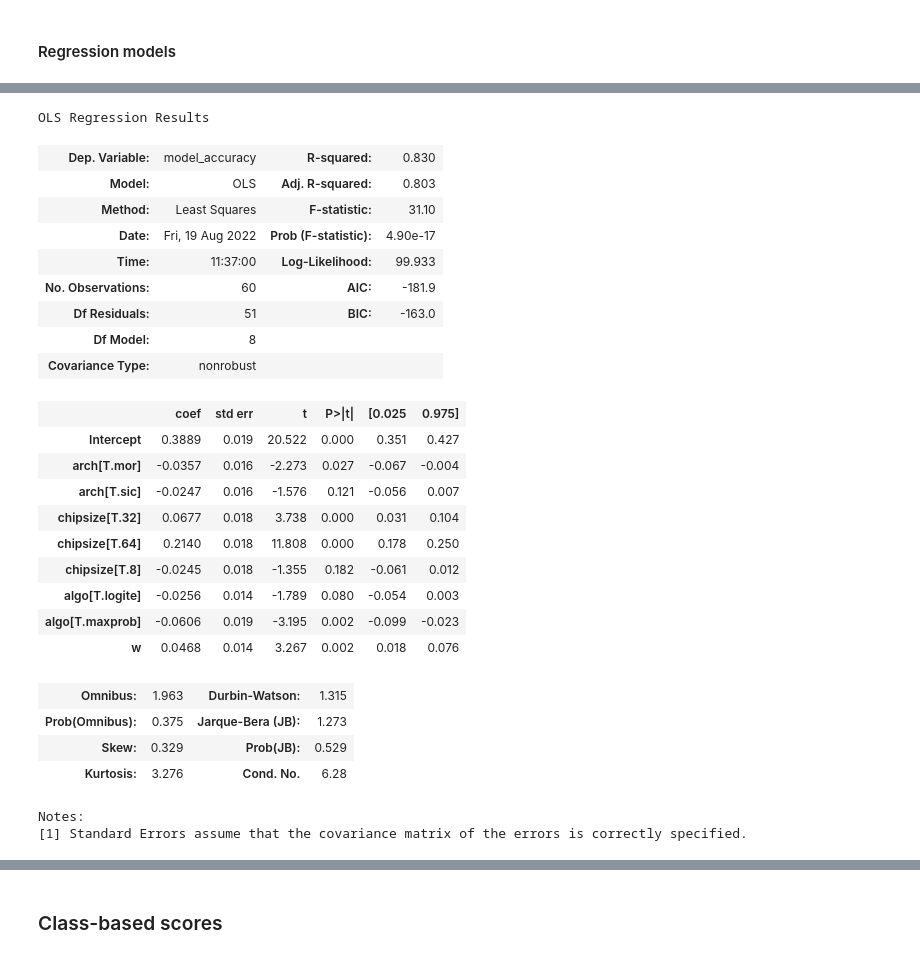
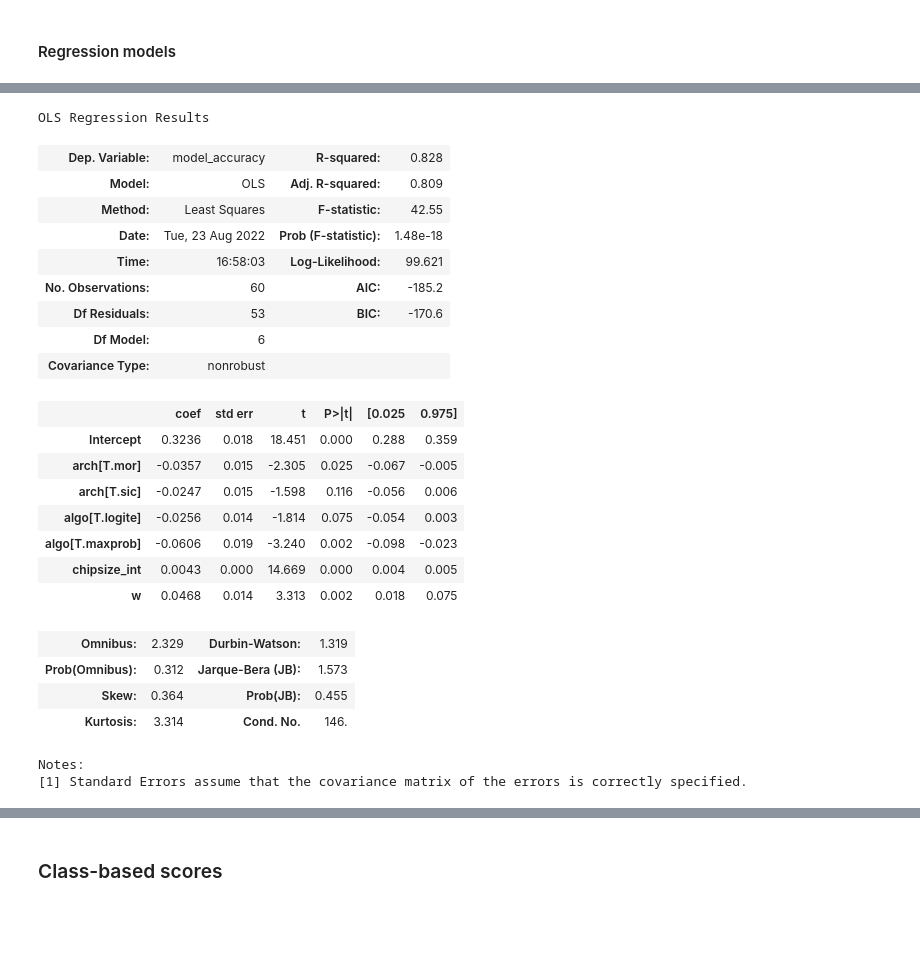
Before and after one commit to urbangrammarai/signature_ai, a Jupyter notebook: ai_experiments/production_model_performance.ipynb, the cells around one changed output, grey strips where cells are left out. Saved outputs shown, nothing was run; the diff lists cells and outputs as text; code cells hidden in the pictures; blank space fills up the shorter version.

```diff
--- a/ai_experiments/production_model_performance.ipynb
+++ b/ai_experiments/production_model_performance.ipynb
@@ -83,14 +85,7 @@ def nss(sub_db):
         metas[model] = deepcopy(res)
         del res
     return metas
+
+def nss_dask(params):
+    uid, sub_db = params
+    return pandas.Series({uid: nss(sub_db)})
-# %%
-%%time
-metas = db[
-    [c for c in db.columns if c != 'geometry']
-].groupby('chipsize_arch').apply(nss)
-
-metass = {}
-for csarch in metas.index:
-    for i in metas[csarch]:
-        metass[f'{csarch}_{i}'] = metas[csarch][i]
-metrics = pandas.Series(metass)
@@ -99,0 +97,19 @@ Wall time: 4min 3s
+# %%
+%%time
+tasks = [
+    (csa, db.query(
+        f'chipsize_arch == "{csa}"'
+    )[
+        [c for c in db.columns if c != 'geometry']
+    ]) for csa in db['chipsize_arch'].unique()
+]
+out = pandas.concat(dbag.from_sequence(tasks).map(nss_dask).compute())
+
+def parse_metas(metas):
+    metass = {}
+    for csarch in metas.index:
+        for i in metas[csarch]:
+            metass[f'{csarch}_{i}'] = metas[csarch][i]
+    return pandas.Series(metass)
+
+metrics = parse_metas(out)
@@ -160,8 +193,9 @@ for score in global_scores:
 mdb = global_scores.reset_index()
 mdb['algo'] = mdb['model'].apply(lambda s: s.split('_')[0])
 mdb['w'] = mdb['model'].str.contains('wx').astype(int)
+mdb['chipsize_int'] = mdb['chipsize'].astype(int)
 m1 = sm.ols(
-    'kappa ~ arch + chipsize + algo + w', mdb
+    'kappa ~ arch + chipsize_int + algo + w', mdb
 ).fit()
 m1.summary()
 # %% [output]
@@ -193,33 +225,31 @@ Notes:
 [1] Standard Errors assume that the covariance matrix of the errors is correctly specified.
 # %%
 m2 = sm.ols(
-    'model_accuracy ~ arch + chipsize + algo + w', mdb
+    'model_accuracy ~ arch + chipsize_int + algo + w', mdb
 ).fit()
 m2.summary()
 # %% [output]
 OLS Regression Results
-| Dep. Variable: | model_accuracy | R-squared: | 0.830 |
-| Model: | OLS | Adj. R-squared: | 0.803 |
-| Method: | Least Squares | F-statistic: | 31.10 |
-| Date: | Fri, 19 Aug 2022 | Prob (F-statistic): | 4.90e-17 |
-| Time: | 11:37:00 | Log-Likelihood: | 99.933 |
-| No. Observations: | 60 | AIC: | -181.9 |
-| Df Residuals: | 51 | BIC: | -163.0 |
-| Df Model: | 8 |  |  |
+| Dep. Variable: | model_accuracy | R-squared: | 0.828 |
+| Model: | OLS | Adj. R-squared: | 0.809 |
+| Method: | Least Squares | F-statistic: | 42.55 |
+| Date: | Tue, 23 Aug 2022 | Prob (F-statistic): | 1.48e-18 |
+| Time: | 16:58:03 | Log-Likelihood: | 99.621 |
+| No. Observations: | 60 | AIC: | -185.2 |
+| Df Residuals: | 53 | BIC: | -170.6 |
+| Df Model: | 6 |  |  |
 | Covariance Type: | nonrobust |  |  |
 |  | coef | std err | t | P>|t| | [0.025 | 0.975] |
-| Intercept | 0.3889 | 0.019 | 20.522 | 0.000 | 0.351 | 0.427 |
-| arch[T.mor] | -0.0357 | 0.016 | -2.273 | 0.027 | -0.067 | -0.004 |
-| arch[T.sic] | -0.0247 | 0.016 | -1.576 | 0.121 | -0.056 | 0.007 |
-| chipsize[T.32] | 0.0677 | 0.018 | 3.738 | 0.000 | 0.031 | 0.104 |
-| chipsize[T.64] | 0.2140 | 0.018 | 11.808 | 0.000 | 0.178 | 0.250 |
-| chipsize[T.8] | -0.0245 | 0.018 | -1.355 | 0.182 | -0.061 | 0.012 |
-| algo[T.logite] | -0.0256 | 0.014 | -1.789 | 0.080 | -0.054 | 0.003 |
-| algo[T.maxprob] | -0.0606 | 0.019 | -3.195 | 0.002 | -0.099 | -0.023 |
-| w | 0.0468 | 0.014 | 3.267 | 0.002 | 0.018 | 0.076 |
+| Intercept | 0.3236 | 0.018 | 18.451 | 0.000 | 0.288 | 0.359 |
+| arch[T.mor] | -0.0357 | 0.015 | -2.305 | 0.025 | -0.067 | -0.005 |
+| arch[T.sic] | -0.0247 | 0.015 | -1.598 | 0.116 | -0.056 | 0.006 |
+| algo[T.logite] | -0.0256 | 0.014 | -1.814 | 0.075 | -0.054 | 0.003 |
+| algo[T.maxprob] | -0.0606 | 0.019 | -3.240 | 0.002 | -0.098 | -0.023 |
+| chipsize_int | 0.0043 | 0.000 | 14.669 | 0.000 | 0.004 | 0.005 |
+| w | 0.0468 | 0.014 | 3.313 | 0.002 | 0.018 | 0.075 |
-| Omnibus: | 1.963 | Durbin-Watson: | 1.315 |
-| Prob(Omnibus): | 0.375 | Jarque-Bera (JB): | 1.273 |
-| Skew: | 0.329 | Prob(JB): | 0.529 |
-| Kurtosis: | 3.276 | Cond. No. | 6.28 |
+| Omnibus: | 2.329 | Durbin-Watson: | 1.319 |
+| Prob(Omnibus): | 0.312 | Jarque-Bera (JB): | 1.573 |
+| Skew: | 0.364 | Prob(JB): | 0.455 |
+| Kurtosis: | 3.314 | Cond. No. | 146. |
 Notes:
 [1] Standard Errors assume that the covariance matrix of the errors is correctly specified.
```
Also changed, not shown: parts of 51 cells of this notebook, 2 other files.
